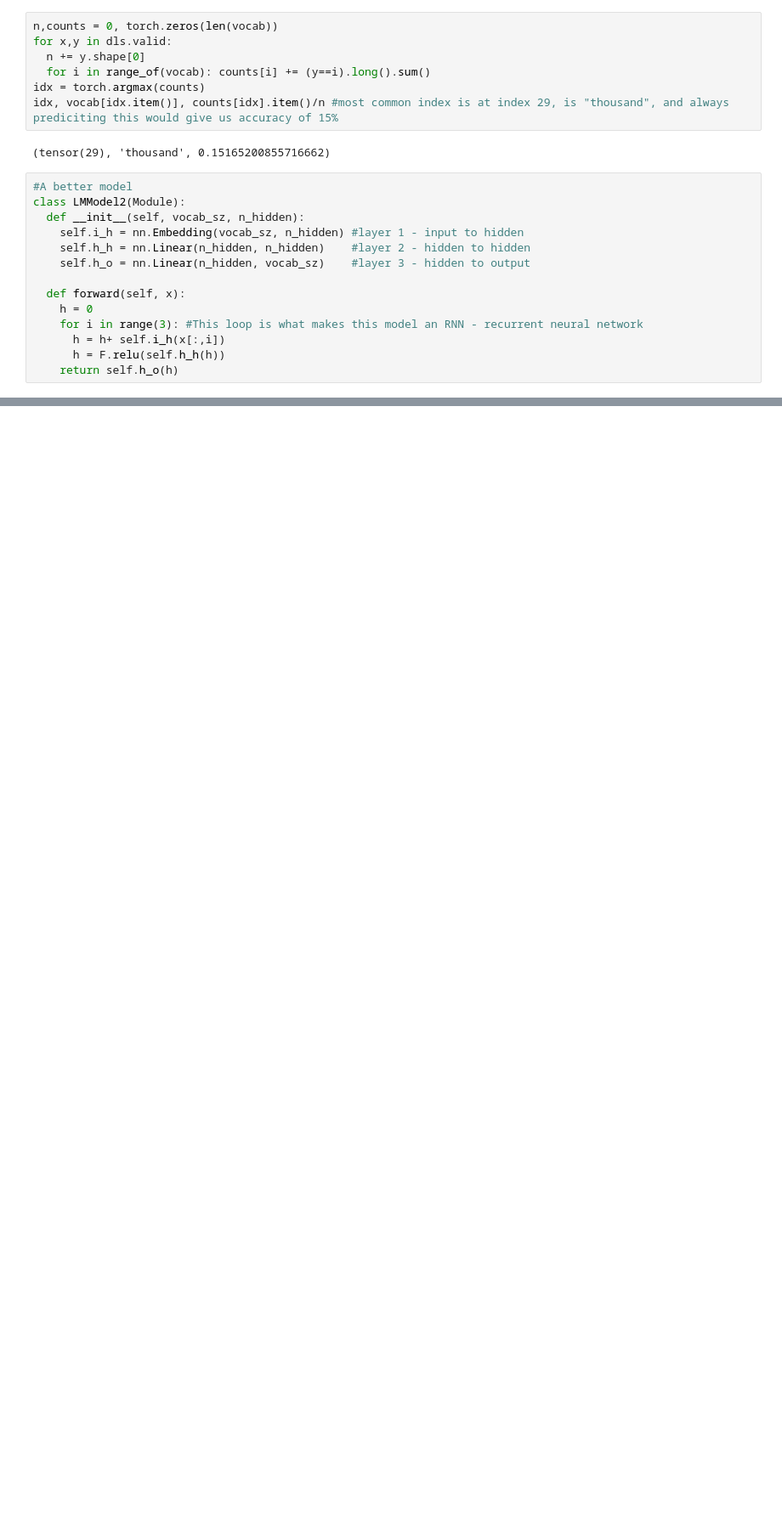
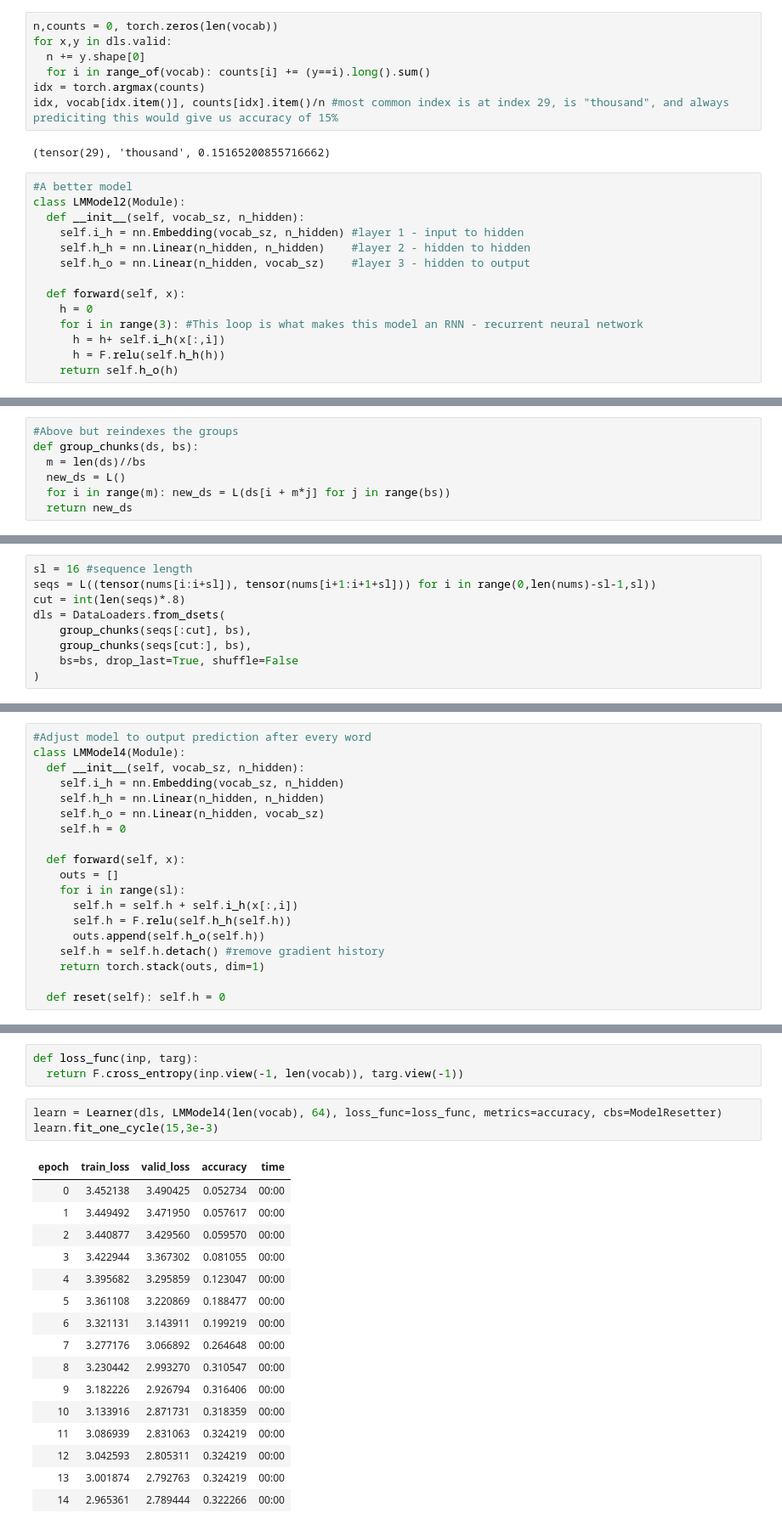
Before and after one commit to steimel60/ML, a Jupyter notebook: DeepLearning/LanguageModel.ipynb, the cells around one changed output, grey strips where cells are left out. Shown at 85% size. Drawn from its saved outputs; the diff is of its cells as text; blank space fills up the shorter version.

Commit message:
Adding state to improve accuracy and using PyTorch for speed

```diff
--- a/DeepLearning/LanguageModel.ipynb
+++ b/DeepLearning/LanguageModel.ipynb
@@ -125,0 +152,7 @@ learn.fit_one_cycle(4, 1e-3)
+# %%
+#Above but reindexes the groups
+def group_chunks(ds, bs):
+  m = len(ds)//bs
+  new_ds = L()
+  for i in range(m): new_ds = L(ds[i + m*j] for j in range(bs))
+  return new_ds
@@ -125,0 +187,9 @@ learn.fit_one_cycle(4, 1e-3)
+# %%
+sl = 16 #sequence length
+seqs = L((tensor(nums[i:i+sl]), tensor(nums[i+1:i+1+sl])) for i in range(0,len(nums)-sl-1,sl))
+cut = int(len(seqs)*.8)
+dls = DataLoaders.from_dsets(
+    group_chunks(seqs[:cut], bs),
+    group_chunks(seqs[cut:], bs),
+    bs=bs, drop_last=True, shuffle=False
+)
@@ -125,0 +202,19 @@ learn.fit_one_cycle(4, 1e-3)
+# %%
+#Adjust model to output prediction after every word
+class LMModel4(Module):
+  def __init__(self, vocab_sz, n_hidden):
+    self.i_h = nn.Embedding(vocab_sz, n_hidden)
+    self.h_h = nn.Linear(n_hidden, n_hidden)
+    self.h_o = nn.Linear(n_hidden, vocab_sz)
+    self.h = 0
+
+  def forward(self, x):
+    outs = []
+    for i in range(sl):
+      self.h = self.h + self.i_h(x[:,i])
+      self.h = F.relu(self.h_h(self.h))
+      outs.append(self.h_o(self.h))
+    self.h = self.h.detach() #remove gradient history
+    return torch.stack(outs, dim=1)
+
+  def reset(self): self.h = 0
@@ -125,0 +223,23 @@ learn.fit_one_cycle(4, 1e-3)
+# %%
+def loss_func(inp, targ):
+  return F.cross_entropy(inp.view(-1, len(vocab)), targ.view(-1))
+# %%
+learn = Learner(dls, LMModel4(len(vocab), 64), loss_func=loss_func, metrics=accuracy, cbs=ModelResetter)
+learn.fit_one_cycle(15,3e-3)
+# %% [output]
+| epoch | train_loss | valid_loss | accuracy | time |
+| 0 | 3.452138 | 3.490425 | 0.052734 | 00:00 |
+| 1 | 3.449492 | 3.471950 | 0.057617 | 00:00 |
+| 2 | 3.440877 | 3.429560 | 0.059570 | 00:00 |
+| 3 | 3.422944 | 3.367302 | 0.081055 | 00:00 |
+| 4 | 3.395682 | 3.295859 | 0.123047 | 00:00 |
+| 5 | 3.361108 | 3.220869 | 0.188477 | 00:00 |
+| 6 | 3.321131 | 3.143911 | 0.199219 | 00:00 |
+| 7 | 3.277176 | 3.066892 | 0.264648 | 00:00 |
+| 8 | 3.230442 | 2.993270 | 0.310547 | 00:00 |
+| 9 | 3.182226 | 2.926794 | 0.316406 | 00:00 |
+| 10 | 3.133916 | 2.871731 | 0.318359 | 00:00 |
+| 11 | 3.086939 | 2.831063 | 0.324219 | 00:00 |
+| 12 | 3.042593 | 2.805311 | 0.324219 | 00:00 |
+| 13 | 3.001874 | 2.792763 | 0.324219 | 00:00 |
+| 14 | 2.965361 | 2.789444 | 0.322266 | 00:00 |
```
Also changed, not shown: parts of 15 cells of this notebook.
